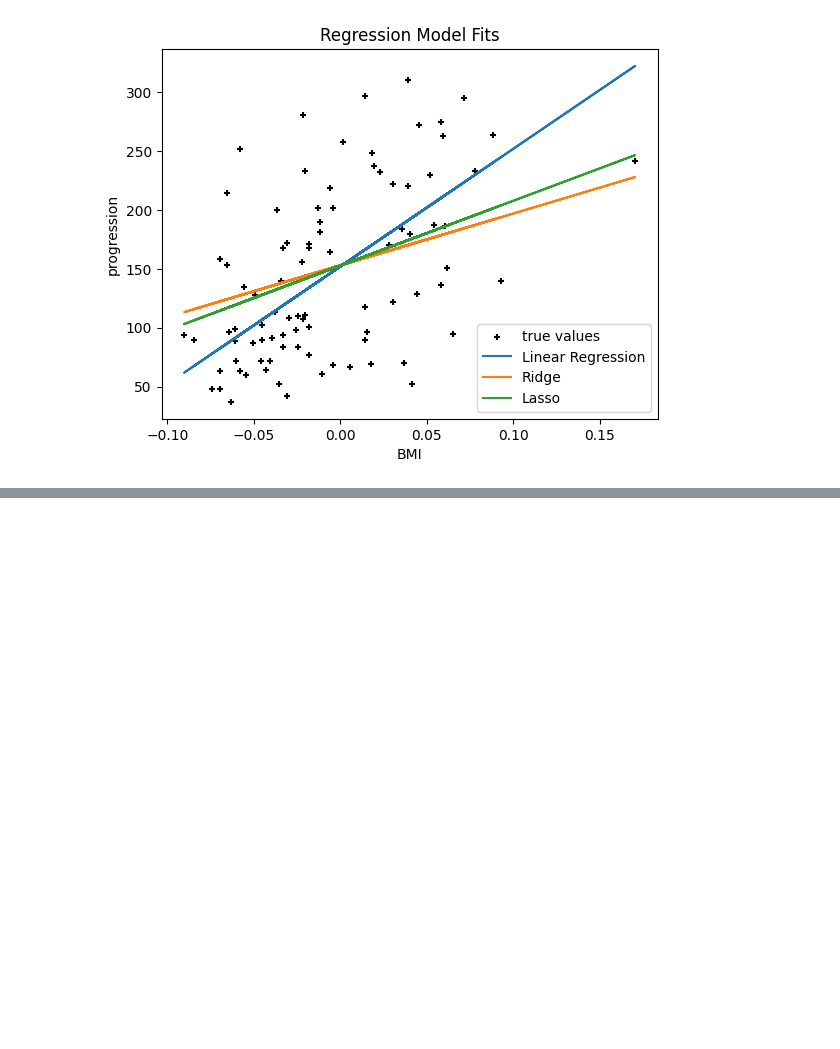
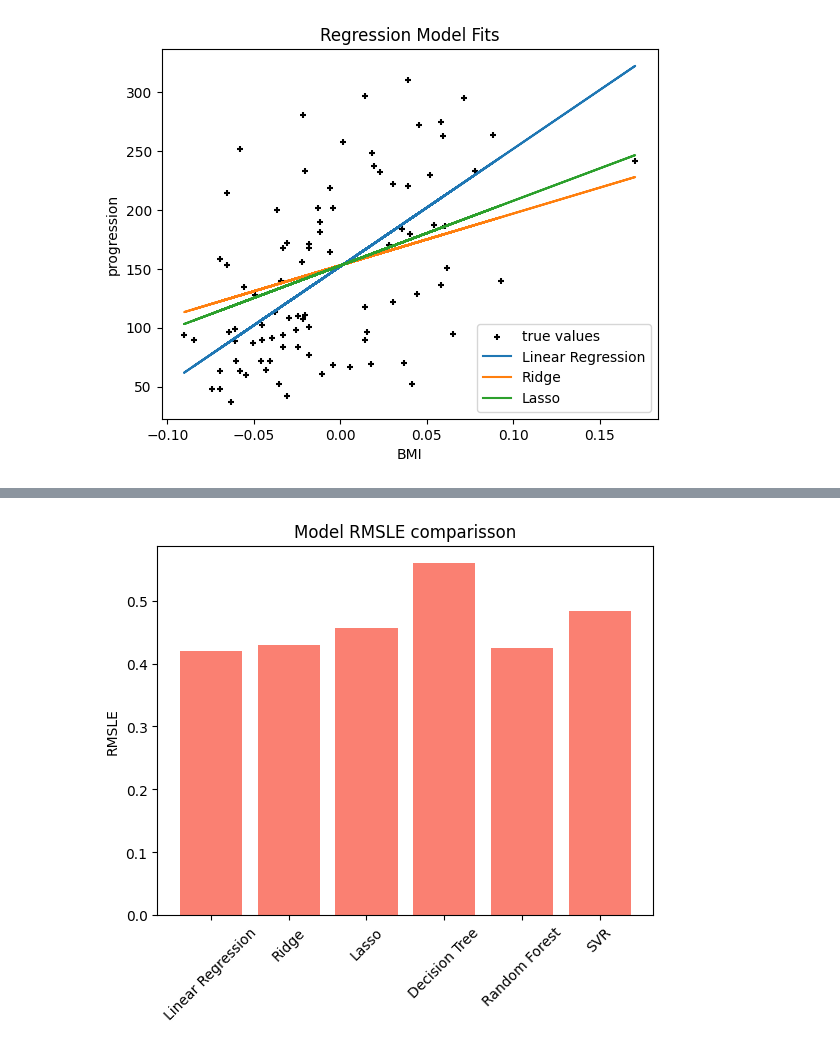
Before and after one commit to GuilleAMP/Notebooks-en-clase, a Jupyter notebook: Apuntes_4.ipynb, the cells around one changed output, grey strips where cells are left out. Drawn from its saved outputs; the diff is of its cells as text; code cells hidden in the pictures; blank space fills up the shorter version.

```diff
--- a/Apuntes_4.ipynb
+++ b/Apuntes_4.ipynb
@@ -66,0 +204,45 @@ Lasso: MAE = 54.28
+# %%
+from sklearn.metrics import mean_squared_log_error
+from sklearn.datasets import load_diabetes
+from sklearn.model_selection import train_test_split
+from sklearn.linear_model import LinearRegression, Ridge, Lasso
+from sklearn.tree import DecisionTreeRegressor
+from sklearn.ensemble import RandomForestRegressor
+from sklearn.svm import SVR
+import numpy as np
+import matplotlib.pyplot as plt
+
+diabetes = load_diabetes()
+x, y = diabetes.data, diabetes.target
+
+x_train, x_test, y_train, y_test = train_test_split(x, y, test_size=0.2, random_state=42)
+
+def root_mean_squared_error(y_true, y_pred):
+    y_pred = np.clip(y_pred, 1e-10, np.inf)
+    return np.sqrt(mean_squared_log_error(y_true, y_pred))
+
+models = [
+    ('Linear Regression', LinearRegression()),
+    ('Ridge', Ridge()),
+    ('Lasso', Lasso()),
+    ('Decision Tree', DecisionTreeRegressor(random_state=42)),
+    ('Random Forest', RandomForestRegressor(random_state=42)),
+    ('SVR', SVR())
+]
+
+rmsle_scores = []
+
+for name, model in models:
+  model.fit(x_train, y_train)
+  predictions = model.predict(x_test)
+  rmsle = root_mean_squared_error(y_test, predictions)
+  rmsle_scores.append((name, rmsle))
+
+names, scores = zip(*rmsle_scores)
+plt.bar(names, scores, color='salmon')
+plt.ylabel('RMSLE')
+plt.title('Model RMSLE comparisson')
+plt.xticks(rotation=45)
+plt.show()
+# %% [output]
+[figure, added]
```
Also changed, not shown: parts of 4 cells of this notebook.
